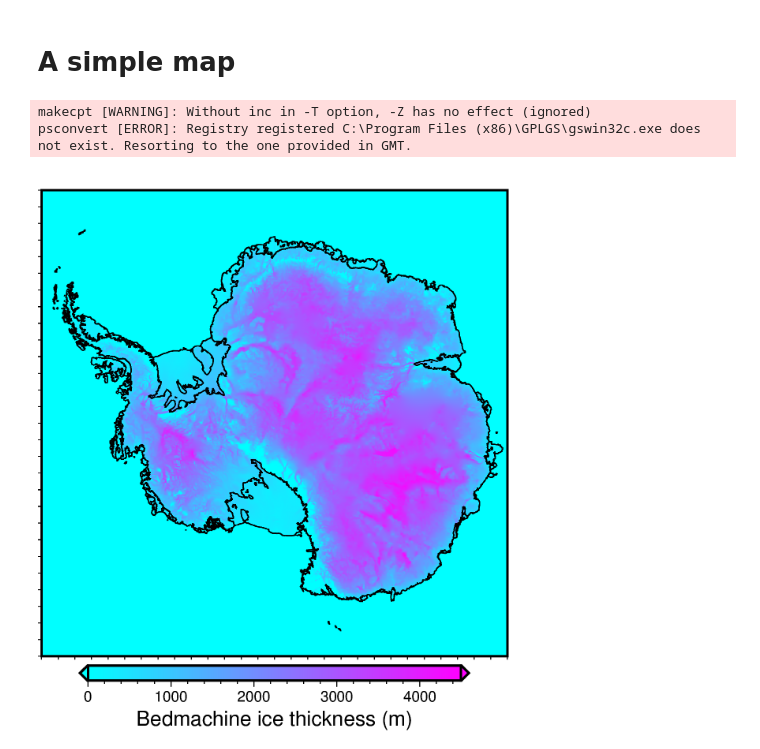
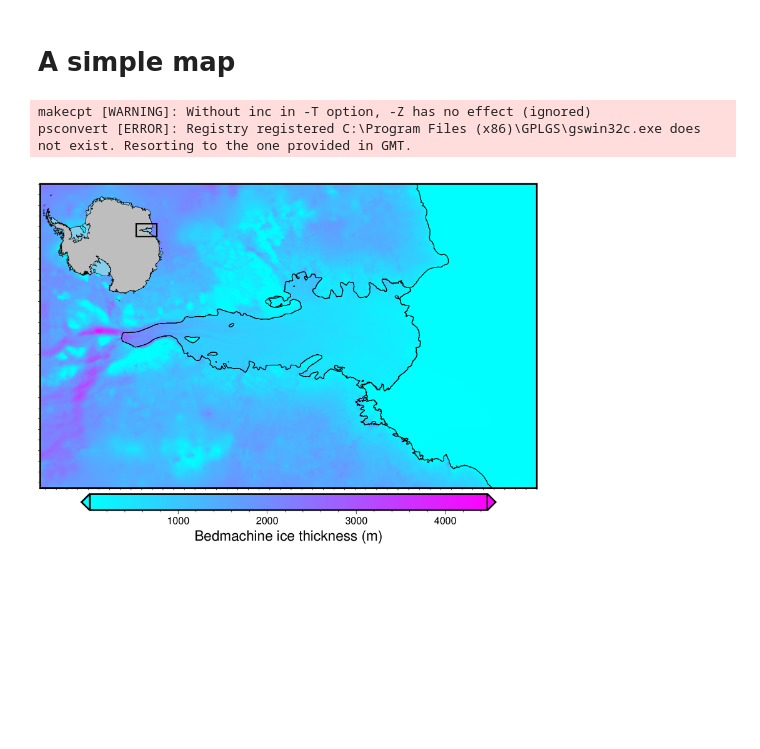
Before and after one commit to mdtanker/polartoolkit, a Jupyter notebook: docs/gallery/basic_map.ipynb, the cells around one changed output. Cells and saved outputs as stored; diff of their text form; code cells hidden in the pictures; blank space fills up the shorter version.

```diff
--- a/docs/gallery/basic_map.ipynb
+++ b/docs/gallery/basic_map.ipynb
@@ -1,21 +1,28 @@
 # %% [markdown]
 # A simple map
 # %%
-from antarctic_plots import maps, fetch
+from antarctic_plots import maps, fetch, regions
 
 # load a grid file to plot
-ice_thickness = fetch.bedmachine(layer="thickness")
+ice_thickness = fetch.bedmachine(
+    layer="thickness", # choose which layer to plot ['thickness', 'surface', 'bed', 'icebase']
+    reference='ellipsoid', # optionally convert from geoid to ellipsoid
+    region=regions.amery_ice_shelf, # choose a pre-defined region, or set your own
+    spacing=1e3, # optionally change the grid spacing
+    )
 
 # plot with automatic figure properties
 fig = maps.plot_grd(
-    ice_thickness,
-    cmap="cool",
-    coast=True,
-    cbar_label="Bedmachine ice thickness (m)",
+    ice_thickness, # set grid to plot
+    cmap="cool", # choose GMT colorscale
+    coast=True, # plot grounding and coastlines
+    cbar_label="Bedmachine ice thickness (m)", # add label
+    inset=True, # optionally add inset map showing location
 )
-
+rioxarray==0.12.0
+# display the figure
 fig.show()
 # %% [output]
 makecpt [WARNING]: Without inc in -T option, -Z has no effect (ignored)
 psconvert [ERROR]: Registry registered C:\Program Files (x86)\GPLGS\gswin32c.exe does not exist. Resorting to the one provided in GMT.
-[figure, old version]
+[figure, new version]
```
Also changed, not shown: 4 other files.
